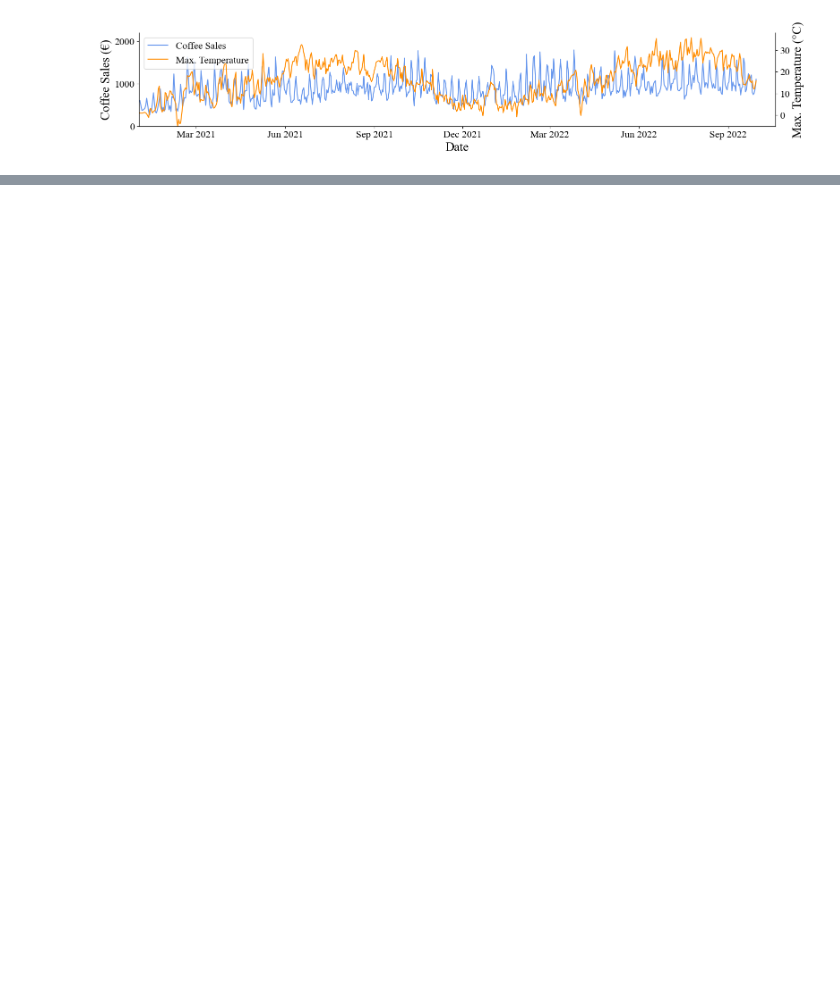
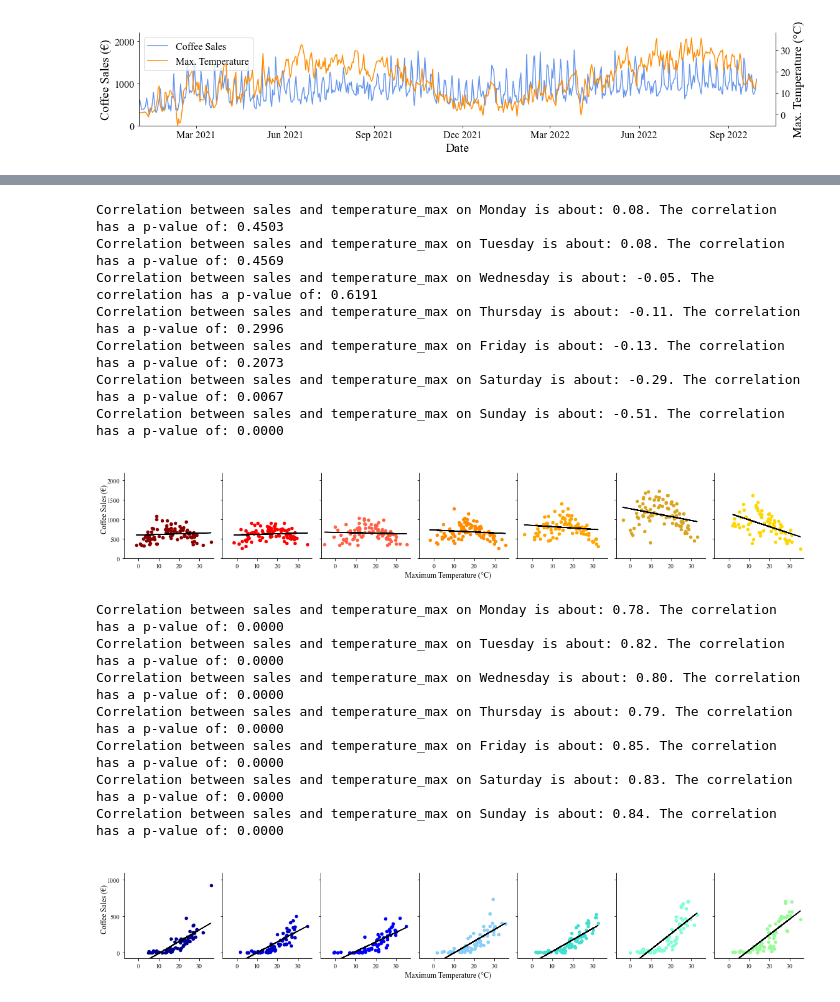
Before and after one commit to magicmagnus/CoffeeClimateCorrelation, a Jupyter notebook: 03_plot_combined_data.ipynb, the cells around one changed output, grey strips where cells are left out. Saved outputs shown, nothing was run; the diff lists cells and outputs as text; code cells hidden in the pictures; blank space fills up the shorter version.

Commit message:
added corr coeff and pvals + cleanup

```diff
--- a/03_plot_combined_data.ipynb
+++ b/03_plot_combined_data.ipynb
@@ -282,0 +141,17 @@ plt.show()
+# %%
+# calculate the correlation between sales and mean temperature
+
+#corr = df["Getränke_sales"].corr(df["temperature_max"])
+corr = scipy.stats.pearsonr(df["Coffee_sales"], df["temperature_max"])[0]
+pval = scipy.stats.pearsonr(df["Coffee_sales"], df["temperature_max"])[1]
+print("Correlation between overall sales and max temperature is about: {:.2f}".format(corr) + ". The correlation has a p-value of: {:.4f}".format(pval))
+
+#corr = df["Getränke_sales"].corr(df["temperature_max"])
+corr = scipy.stats.pearsonr(df["Coffee_sales"], df["sunshine_duration"])[0]
+pval = scipy.stats.pearsonr(df["Coffee_sales"], df["sunshine_duration"])[1]
+print("Correlation between overall sales and sunshine duration is about: {:.2f}".format(corr) + ". The correlation has a p-value of: {:.4f}".format(pval))
+
+#corr = df["Getränke_sales"].corr(df["temperature_max"])
+corr = scipy.stats.pearsonr(df["Coffee_sales"], df["precipitation"])[0]
+pval = scipy.stats.pearsonr(df["Coffee_sales"], df["precipitation"])[1]
+print("Correlation between overall sales and precipitation is about: {:.2f}".format(corr) + ". The correlation has a p-value of: {:.4f}".format(pval))
@@ -287,38 +310,55 @@ day_colors_cold = ["darkblue", "mediumblue", "blue", "lightskyblue", "turquoise"
 sales_variable = "Coffee_sales"
 weather_variable = "temperature_max"
 
-# Plot the correlation between the max temperature and the sales for each day of the week
+# Plot the correlation between the max temperature and sales data for warm drinks for each day of the week
 fig, axes = plt.subplots(1, 7, figsize=(16, 3), sharey=True, sharex=True, frameon=True)
-fig.supxlabel("Maximal Temperature (°C)", fontsize=12, x=0.5, y=0.08)
+fig.supxlabel("Maximum Temperature (°C)", fontsize=12, x=0.5, y=0.08)
 fig.supylabel("Coffee Sales (€)", fontsize=12, x=0.02, y=0.6)
 for i, day in enumerate(days):
-    plot_correlation(df_warm, weather_variable, sales_variable, "day_of_week", day, axes[i], day_colors_warm[i])
+    plot_correlation(df_warm, weather_variable, sales_variable, "day_of_week", day, axes[i], 20, "o", day_colors_warm[i])
     axes[i].set_ylim(0, 2200)
     axes[i].set_yticks(np.arange(0, 2500, 500))
     axes[i].set_xlim(-7, 37)
     axes[i].set_xticks(np.arange(0, 40, 10))
 
     axes[i].spines["right"].set_visible(False)
     axes[i].spines["top"].set_visible(False)
 # tight layout to avoid overlapping of the x-axis labels
 
 plt.tight_layout()
 plt.show()
 
-# Plot the correlation between the max temperature and the sales for each day of the week
+# Plot the correlation between the max temperature and sales data of cold drinks for each day of the week
 fig, axes = plt.subplots(1, 7, figsize=(16, 3), sharey=True, sharex=True, frameon=True)
-fig.supxlabel("Maximal Temperature (°C)", fontsize=12, x=0.5, y=0.08)
+fig.supxlabel("Maximum Temperature (°C)", fontsize=12, x=0.5, y=0.08)
 fig.supylabel("Coffee Sales (€)", fontsize=12, x=0.02, y=0.6)
 for i, day in enumerate(days):
-    plot_correlation(df_cold, weather_variable, sales_variable, "day_of_week", day, axes[i], day_colors_cold[i])
+    plot_correlation(df_cold, weather_variable, sales_variable, "day_of_week", day, axes[i], 20, "o", day_colors_cold[i])
     axes[i].set_ylim(-80, 1100)
     axes[i].set_yticks(np.arange(0, 1100, 500))
     axes[i].set_xlim(-7, 37)
     axes[i].set_xticks(np.arange(0, 40, 10))
 
     axes[i].spines["right"].set_visible(False)
     axes[i].spines["top"].set_visible(False)
 # tight layout to avoid overlapping of the x-axis labels
 
 plt.tight_layout()
 plt.show()
+# %% [output]
+Correlation between sales and temperature_max on Monday is about: 0.08. The correlation has a p-value of: 0.4503
+Correlation between sales and temperature_max on Tuesday is about: 0.08. The correlation has a p-value of: 0.4569
+Correlation between sales and temperature_max on Wednesday is about: -0.05. The correlation has a p-value of: 0.6191
+Correlation between sales and temperature_max on Thursday is about: -0.11. The correlation has a p-value of: 0.2996
+Correlation between sales and temperature_max on Friday is about: -0.13. The correlation has a p-value of: 0.2073
+Correlation between sales and temperature_max on Saturday is about: -0.29. The correlation has a p-value of: 0.0067
+Correlation between sales and temperature_max on Sunday is about: -0.51. The correlation has a p-value of: 0.0000
+[figure, added]
+Correlation between sales and temperature_max on Monday is about: 0.78. The correlation has a p-value of: 0.0000
+Correlation between sales and temperature_max on Tuesday is about: 0.82. The correlation has a p-value of: 0.0000
+Correlation between sales and temperature_max on Wednesday is about: 0.80. The correlation has a p-value of: 0.0000
+Correlation between sales and temperature_max on Thursday is about: 0.79. The correlation has a p-value of: 0.0000
+Correlation between sales and temperature_max on Friday is about: 0.85. The correlation has a p-value of: 0.0000
+Correlation between sales and temperature_max on Saturday is about: 0.83. The correlation has a p-value of: 0.0000
+Correlation between sales and temperature_max on Sunday is about: 0.84. The correlation has a p-value of: 0.0000
+[figure, added]
```
Also changed, not shown: parts of 36 cells of this notebook.
